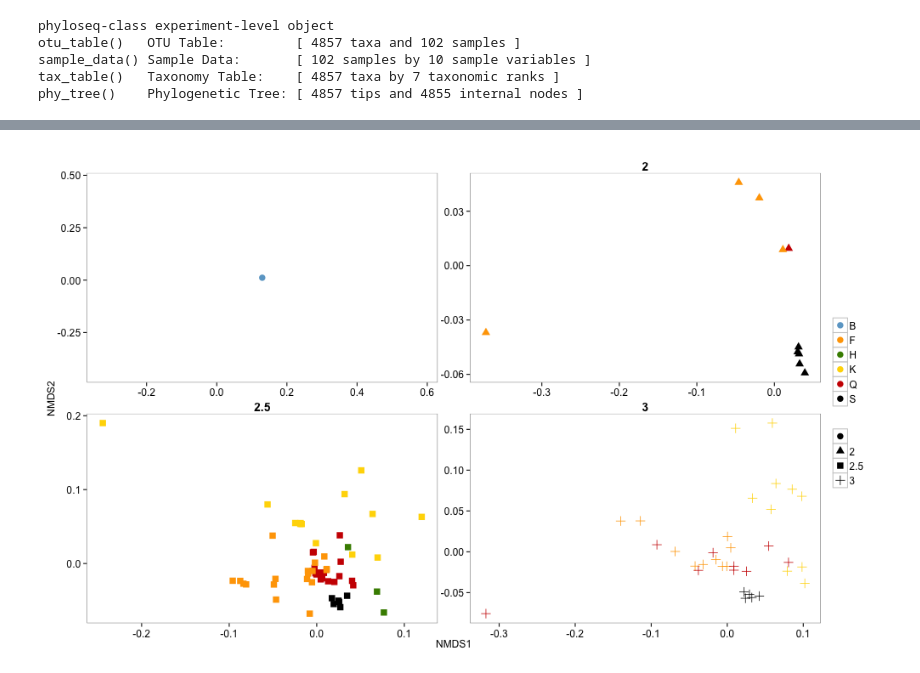
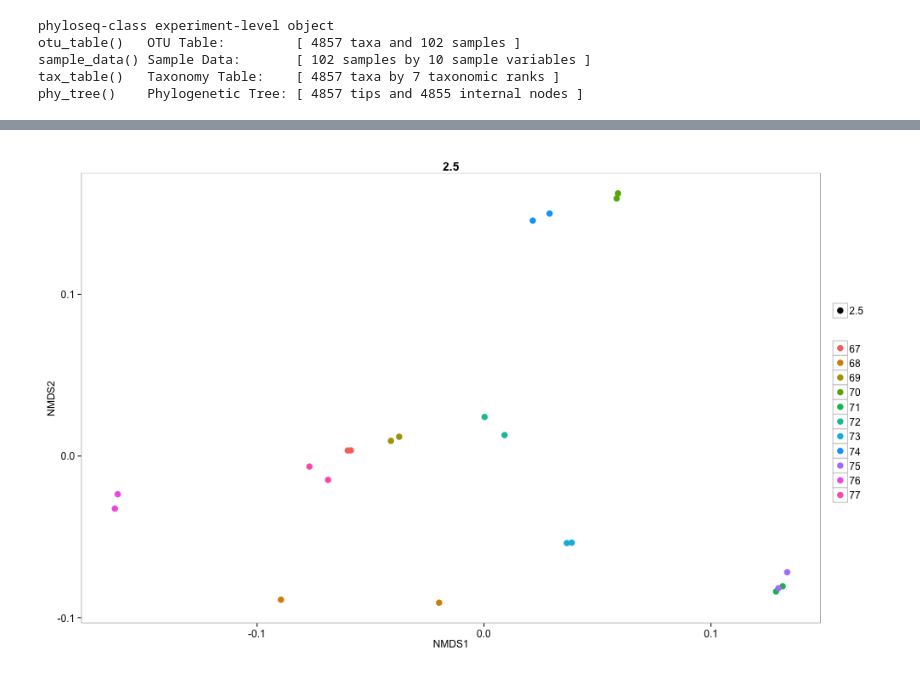
Before and after one commit to TheaWhitman/Mineral16S, a Jupyter notebook: manuscript_figures/Ordination_plots.ipynb, the cells around one changed output, grey strips where cells are left out. Cells and saved outputs as stored; diff of their text form; code cells hidden in the pictures.

```diff
--- a/manuscript_figures/Ordination_plots.ipynb
+++ b/manuscript_figures/Ordination_plots.ipynb
@@ -68,3 +54,7 @@ phy_tree()    Phylogenetic Tree: [ 4857 tips and 4855 internal nodes ]
+# %%
+%%R
+physeq.buff <- subset_samples(physeq,(MyID==67|MyID==68|MyID==69|MyID==70|MyID==71|MyID==72|MyID==73|MyID==74|MyID==75|MyID==76|MyID==77))
+#Making physeq with only the PCR replicated data
 # %%
 %%R
 physeq.noSmall.FQ <- subset_samples(physeq,sample_sums(physeq)>1000)
@@ -88,6 +65,6 @@ phy_tree()    Phylogenetic Tree: [ 4857 tips and 4855 internal nodes ]
 # %%
 %%R
-ps <- physeq
+ps <- physeq.buff
 # %%
 %%R
 # Normalizes the sample counts by the total - i.e., reporting what fraction of each sample each OTU makes up.
@@ -96,6 +73,6 @@ ps_snorm = transform_sample_counts(ps, function(x) x / sum(x))
 %%R
 # Computing the Bray distance matrix and NMDS in parallel
 
-ord.NMDS.full = ordinate(ps_snorm, method = "NMDS", distance = "unifrac", weighted=TRUE)
+ord.NMDS.full = ordinate(ps_snorm, method = "PCoA", distance = "unifrac", weighted=TRUE)
 NMDS.full = plot_ordination(ps_snorm, ord.NMDS.full, axes = c(1,2), justDF = TRUE)
 NMDS.full$Samples = rownames(NMDS.full)
@@ -119,33 +88,34 @@ colnames(D)[1:2]<-c("NMDS1","NMDS2")
 # Renames the axis columns
 
 #D$AmdmtName = ifelse(D$Amdmt==1,"PyOM",ifelse(D$Amdmt==2,"Stover","Soil only"))
 #D$AmdmtName = factor(D$AmdmtName, levels=c("Soil only", "PyOM", "Stover"))
 #D$DayName = ifelse(D$Day==1,"Day 12",ifelse(D$Day==2,"Day 82","Day 1"))
 
 # Creates an plot object, using the df.sites data, with the x and y axes specified as the PCoA axes,
-p = ggplot(D, aes(x = NMDS1, y = NMDS2, color = Trtmt, shape = Month))
+p = ggplot(D, aes(x = NMDS1, y = NMDS2, color = MyID, shape = Month))
 
 # Determines the size of the symbols
-p = p  + geom_point(size=3.5) + scale_colour_manual(values=c("skyblue3","orange","chartreuse4","gold1","red3","black"))
+p = p  + geom_point(size=3.5)
+#+ scale_colour_manual(values=c("skyblue3","orange","chartreuse4","gold1","red3","black"))
 
 p = p + guides(colour = guide_legend(""), shape = guide_legend(""))
 
 # Determines the color theme of the plot overall
 p = p + theme_bw() +
   theme(
     plot.background = element_blank()
    ,panel.grid.major = element_blank()
    ,panel.grid.minor = element_blank()
   ) +
   theme(strip.text.x = element_text(size=14, face="bold"),axis.text = element_text(size=12),legend.text = element_text(size=12),
           strip.background = element_rect(colour="white", fill="white"))
 
 # Displays the plot object
 p = p + facet_wrap(~Month, scales="free")
 # The axis scales could be all optimized individually
 # p = p + facet_grid(~Month)
 # Adds a "facet_wrap" to it, which means it will plot it separately by whatever we specify - here, Days
 #plot.full.byDay = p
 p
 # %% [output]
-[figure, old version]
+[figure, new version]
```
Also changed, not shown: parts of 5 cells of this notebook, 4 other files.
